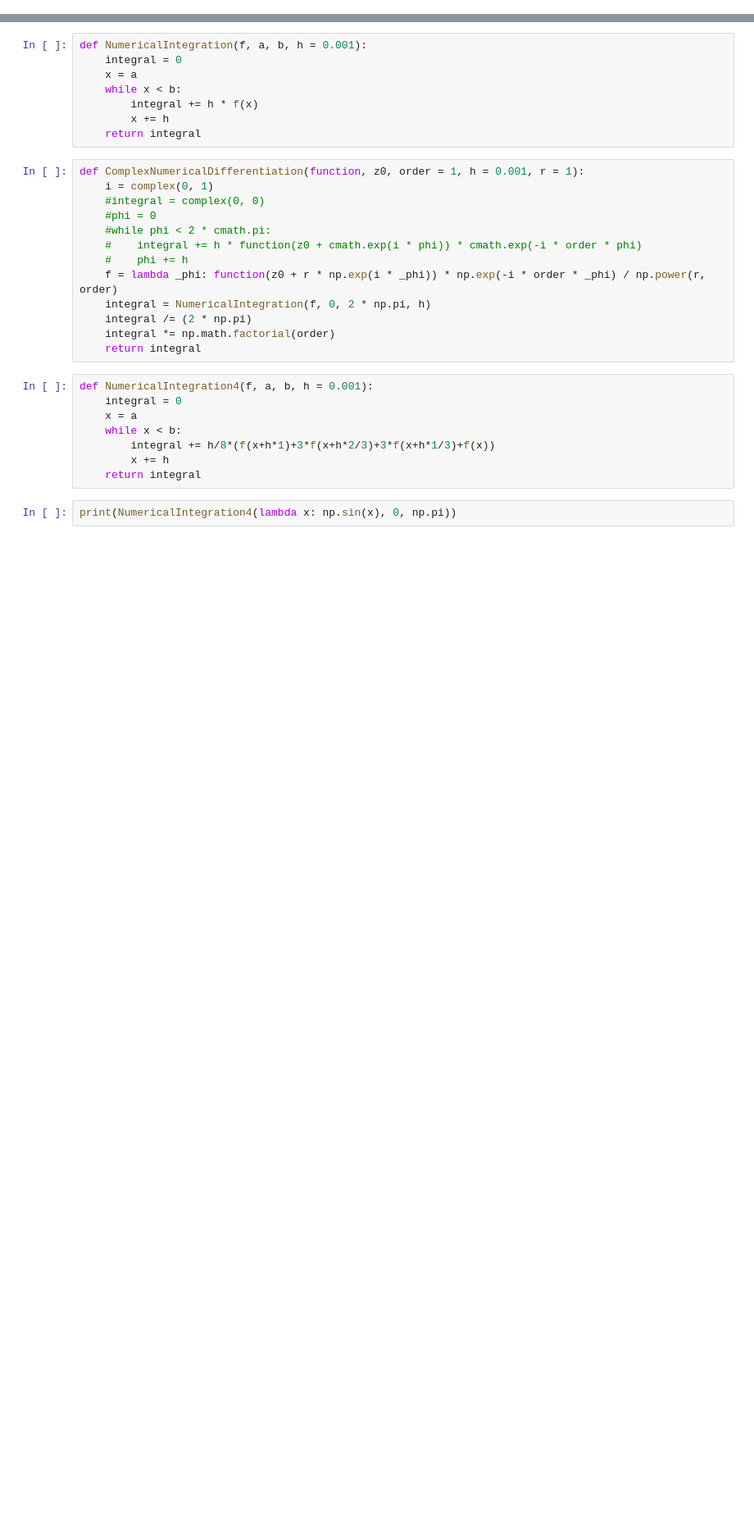
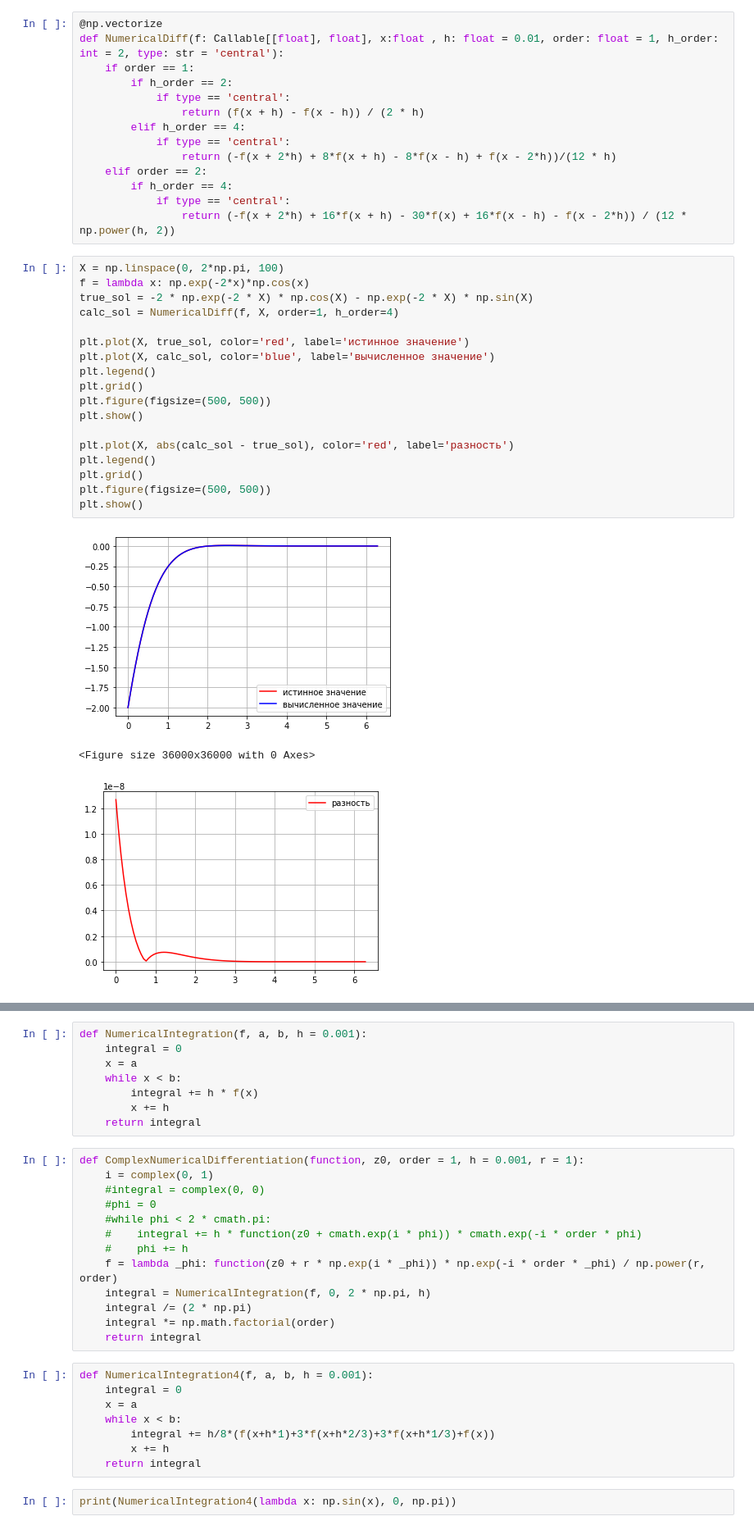
Before and after one commit to rouol/NumericalMethodsMEPHI, a Jupyter notebook: term1/NumericalDifferentiation.ipynb, the cells around one changed output, grey strips where cells are left out. Shown at 82% size. Cells and saved outputs as stored; diff of their text form; blank space fills up the shorter version.

```diff
--- a/NumericalDifferentiation.ipynb
+++ b/term1/NumericalDifferentiation.ipynb
@@ -7,0 +9,36 @@ import cmath, math, mpmath
+# %%
+@np.vectorize
+def NumericalDiff(f: Callable[[float], float], x:float , h: float = 0.01, order: float = 1, h_order: int = 2, type: str = 'central'):
+    if order == 1:
+        if h_order == 2:
+            if type == 'central':
+                return (f(x + h) - f(x - h)) / (2 * h)
+        elif h_order == 4:
+            if type == 'central':
+                return (-f(x + 2*h) + 8*f(x + h) - 8*f(x - h) + f(x - 2*h))/(12 * h)
+    elif order == 2:
+        if h_order == 4:
+            if type == 'central':
+                return (-f(x + 2*h) + 16*f(x + h) - 30*f(x) + 16*f(x - h) - f(x - 2*h)) / (12 * np.power(h, 2))
+# %%
+X = np.linspace(0, 2*np.pi, 100)
+f = lambda x: np.exp(-2*x)*np.cos(x)
+true_sol = -2 * np.exp(-2 * X) * np.cos(X) - np.exp(-2 * X) * np.sin(X)
+calc_sol = NumericalDiff(f, X, order=1, h_order=4)
+
+plt.plot(X, true_sol, color='red', label='истинное значение')
+plt.plot(X, calc_sol, color='blue', label='вычисленное значение')
+plt.legend()
+plt.grid()
+plt.figure(figsize=(500, 500))
+plt.show()
+
+plt.plot(X, abs(calc_sol - true_sol), color='red', label='разность')
+plt.legend()
+plt.grid()
+plt.figure(figsize=(500, 500))
+plt.show()
+# %% [output]
+[figure, added]
+<Figure size 36000x36000 with 0 Axes>
+[figure, added]
```
Also changed, not shown: parts of 4 cells of this notebook, 7 other files.
